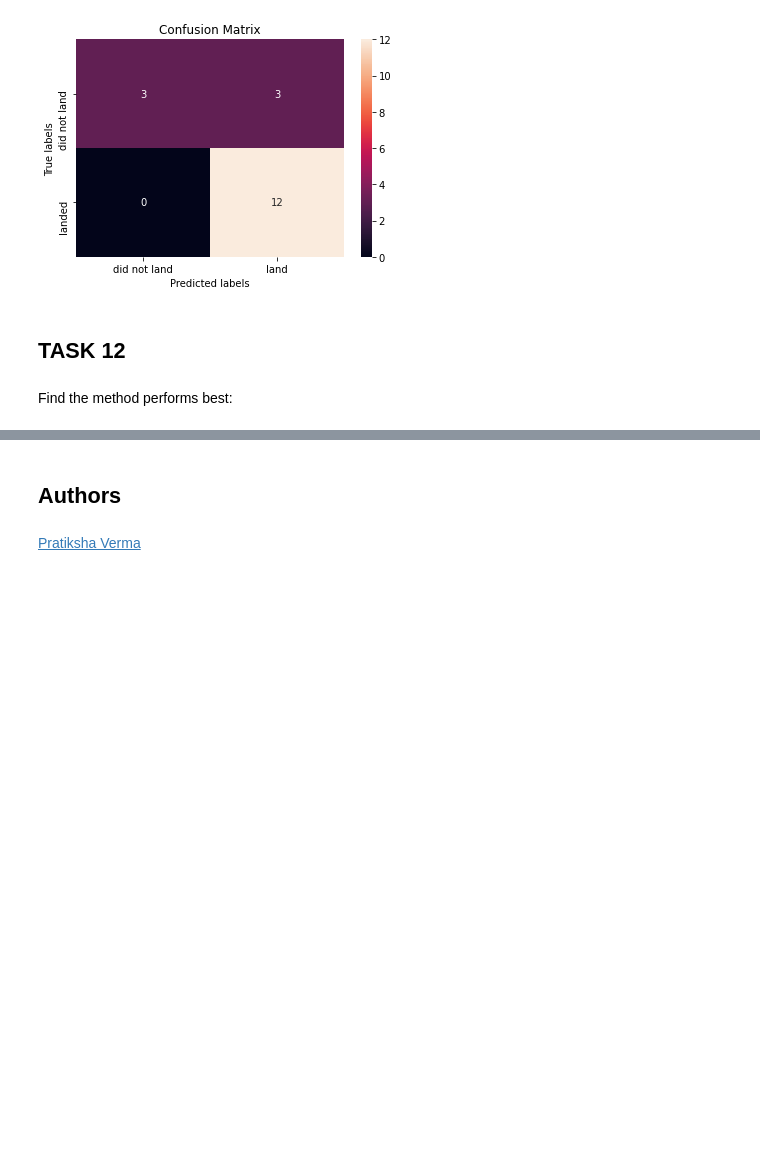
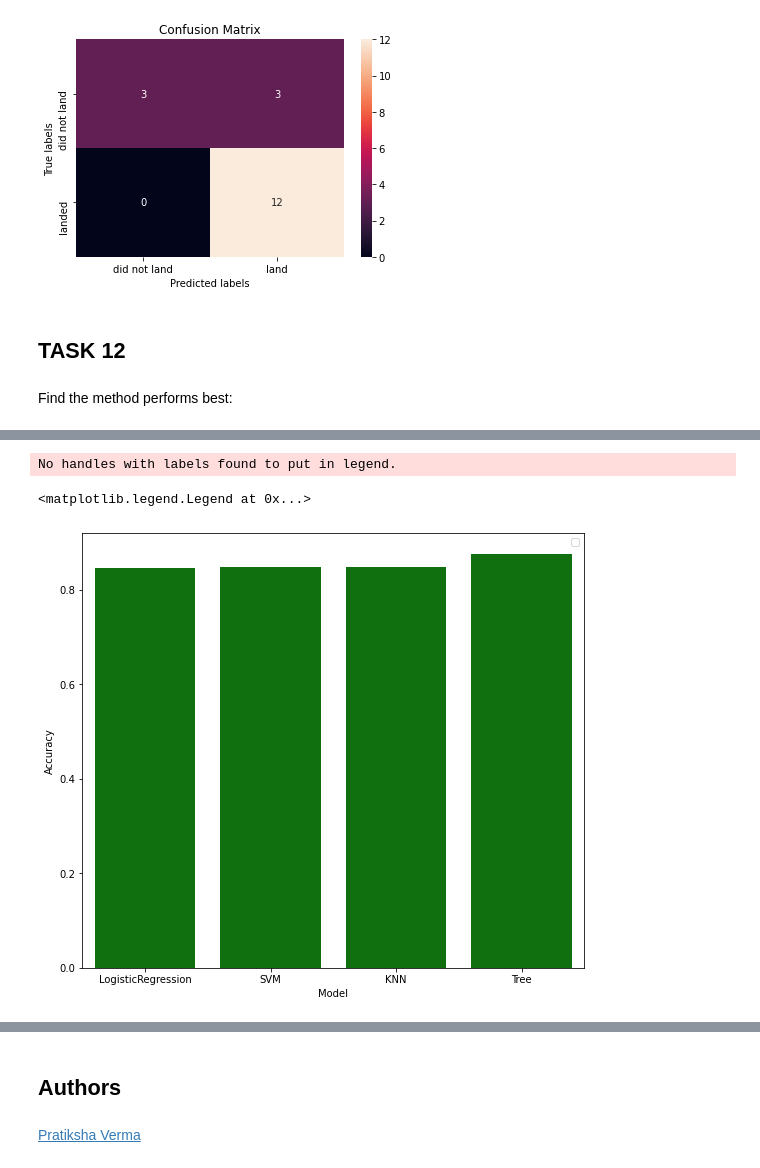
Before and after one commit to familo91/Capston-IBM-DataScience, a Jupyter notebook: 8. Complete_Machine_Learning/module_4_SpaceX_Machine_Learning_Prediction_Part_5.jupyterlite.ipynb, the cells around one changed output, grey strips where cells are left out. Drawn from its saved outputs; the diff is of its cells as text; code cells hidden in the pictures; blank space fills up the shorter version.

```diff
--- a/8. Complete_Machine_Learning/module_4_SpaceX_Machine_Learning_Prediction_Part_5.jupyterlite.ipynb
+++ b/8. Complete_Machine_Learning/module_4_SpaceX_Machine_Learning_Prediction_Part_5.jupyterlite.ipynb
@@ -369,0 +346,12 @@ Report.transpose()
+# %%
+algorithms = {'KNN':knn_cv.best_score_,'Tree':tree_cv.best_score_,'LogisticRegression':logreg_cv.best_score_,'SVM':svm_cv.best_score_}
+bestalgorithm = max(algorithms, key=algorithms.get)
+print('Best Algorithm is',bestalgorithm,'with a score of',algorithms[bestalgorithm])
+
+score_df = pd.DataFrame.from_dict(algorithms, orient='index', columns=['Train Data Accuracy'])
+score_df.sort_values(['Train Data Accuracy'], inplace=True)
+score_df.head(5)
+
+score_df = score_df.reset_index()
+score_df.rename(columns = {'index': 'Algorithm'}, inplace = True)
+score_df.head(5)
@@ -369,0 +365,12 @@ Report.transpose()
+# %%
+height = 8
+width = 9
+fg, ax = plt.subplots(figsize=(width,height))
+sns.barplot(data=score_df, x='Algorithm', y='Train Data Accuracy', color='green', ax=ax)
+plt.xlabel('Model')
+plt.ylabel('Accuracy')
+plt.legend()
+# %% [output]
+No handles with labels found to put in legend.
+<matplotlib.legend.Legend at 0x...>
+[figure, added]
```
Also changed, not shown: parts of 4 cells of this notebook, 5 other files.
